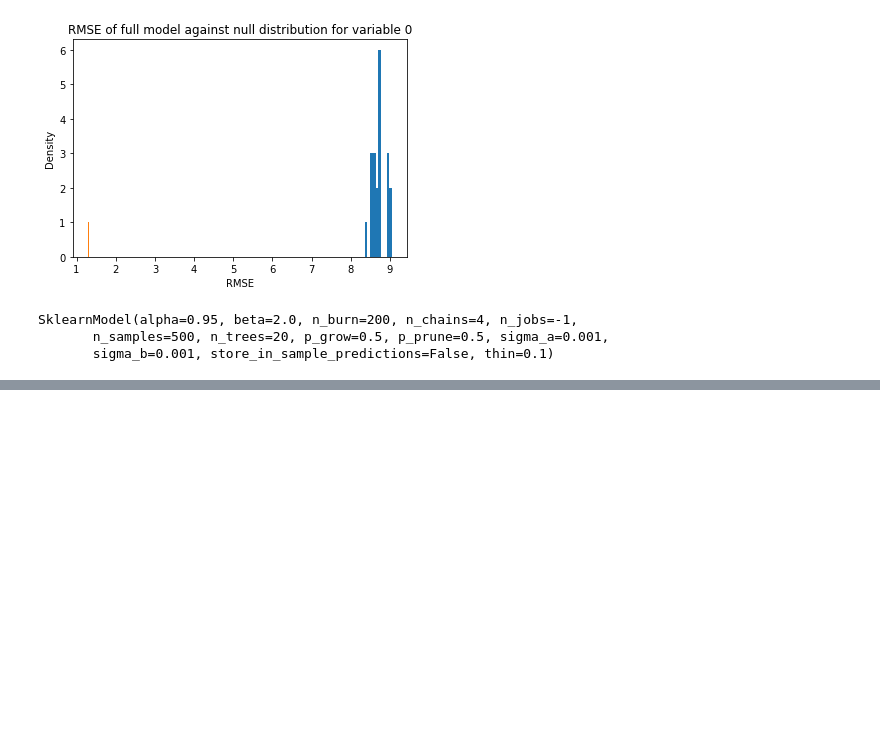
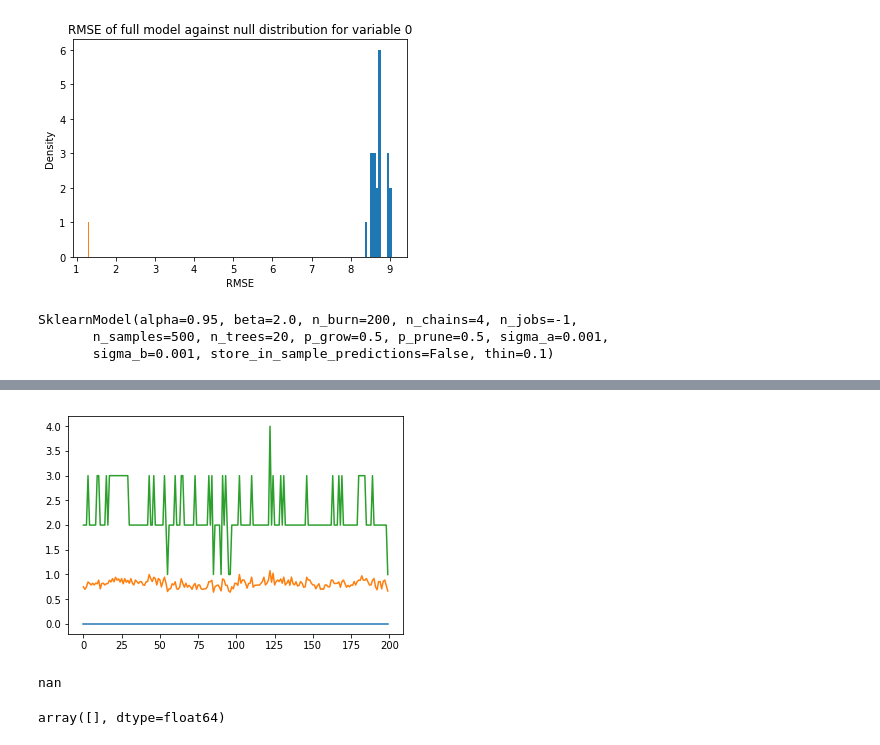
Before and after one commit to JakeColtman/bartpy, a Jupyter notebook: examples/Feature Selection.ipynb, the cells around one changed output, grey strips where cells are left out. Drawn from its saved outputs; the diff is of its cells as text; code cells hidden in the pictures; blank space fills up the shorter version.

```diff
--- a/examples/Feature Selection.ipynb
+++ b/examples/Feature Selection.ipynb
@@ -137,0 +218,12 @@ SklearnModel(alpha=0.95, beta=2.0, n_burn=200, n_chains=4, n_jobs=-1,
+# %%
+plot_tree_depth(model.model_samples)
+# %% [output]
+[figure, added]
+# %%
+model._prediction_samples.mean(axis=0)
+# %% [output]
+nan
+# %%
+model._prediction_samples
+# %% [output]
+array([], dtype=float64)
```
Also changed, not shown: parts of 4 cells of this notebook, 2 other files.
